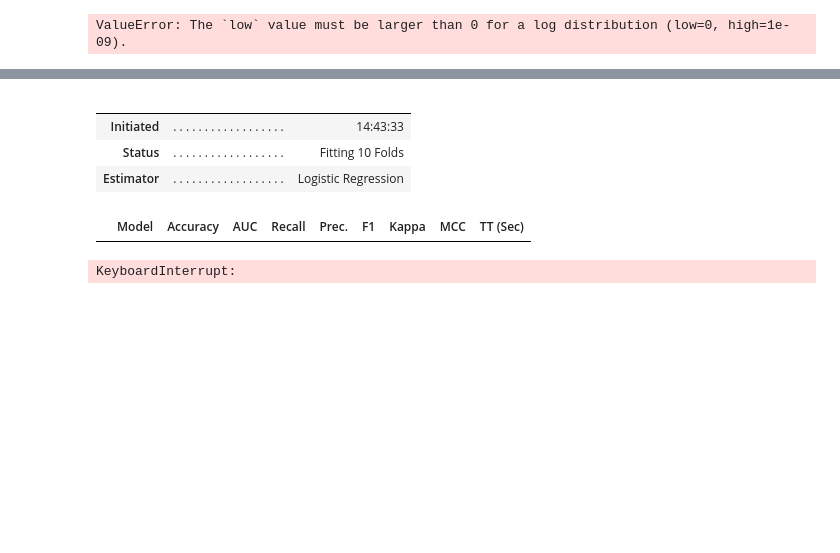
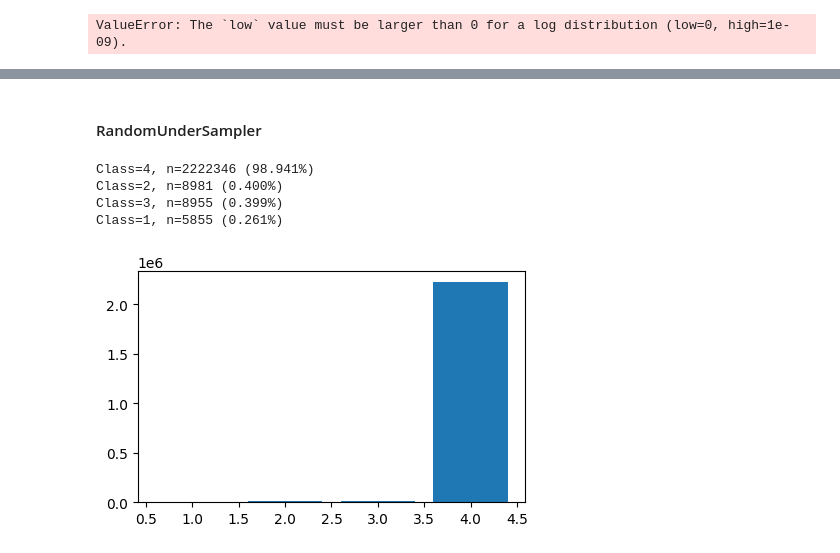
Before and after one commit to benidjor/weather-contest, a Jupyter notebook: model_CatBoost_tek_ipynb.ipynb, the cells around one changed output, grey strips where cells are left out. Cells and saved outputs as stored; diff of their text form; code cells hidden in the pictures; blank space fills up the shorter version.

Commit message:
feat (WEAC-16): 언더샘플링 시도중
- `RandomUnderSampler`, `TomekLinks`, `OSS` 시도했습니다
- 하이퍼파라미터 튜닝은 `RandomUnderSampler`만 해봤고 `CSI index`는 0.034로 낮게 나왔습니다
- 계속 시도해볼 예정입니다

```diff
--- a/model_CatBoost_tek.ipynb
+++ b/model_CatBoost_tek_ipynb.ipynb
@@ -750,10 +674,2 @@ clf = setup(data=train,
-# %%
-best_model = compare_models()
-# %% [output]
-|  |  |  |
-|  |  |  |
-| Initiated | . . . . . . . . . . . . . . . . . . | 14:43:33 |
-| Status | . . . . . . . . . . . . . . . . . . | Fitting 10 Folds |
-| Estimator | . . . . . . . . . . . . . . . . . . | Logistic Regression |
-|  | Model | Accuracy | AUC | Recall | Prec. | F1 | Kappa | MCC | TT (Sec) |
-KeyboardInterrupt:
+# %% [markdown]
+#### RandomUnderSampler
@@ -759,0 +694,20 @@ KeyboardInterrupt:
+# %%
+# count_and_plot 그리기 함수
+from collections import Counter
+from matplotlib import pyplot
+
+def count_and_plot(y):
+    counter = Counter(y)
+    for k,v in counter.items():
+        print('Class=%d, n=%d (%.3f%%)'%(k,v,v / len(y) * 100))
+    pyplot.bar(counter.keys(), counter.values())
+    pyplot.show()
+# %%
+plt.figure(figsize=(5, 3))
+count_and_plot(y_train_labeled)
+# %% [output]
+Class=4, n=2222346 (98.941%)
+Class=2, n=8981 (0.400%)
+Class=3, n=8955 (0.399%)
+Class=1, n=5855 (0.261%)
+[figure, added]
```
Also changed, not shown: parts of 39 cells of this notebook.
